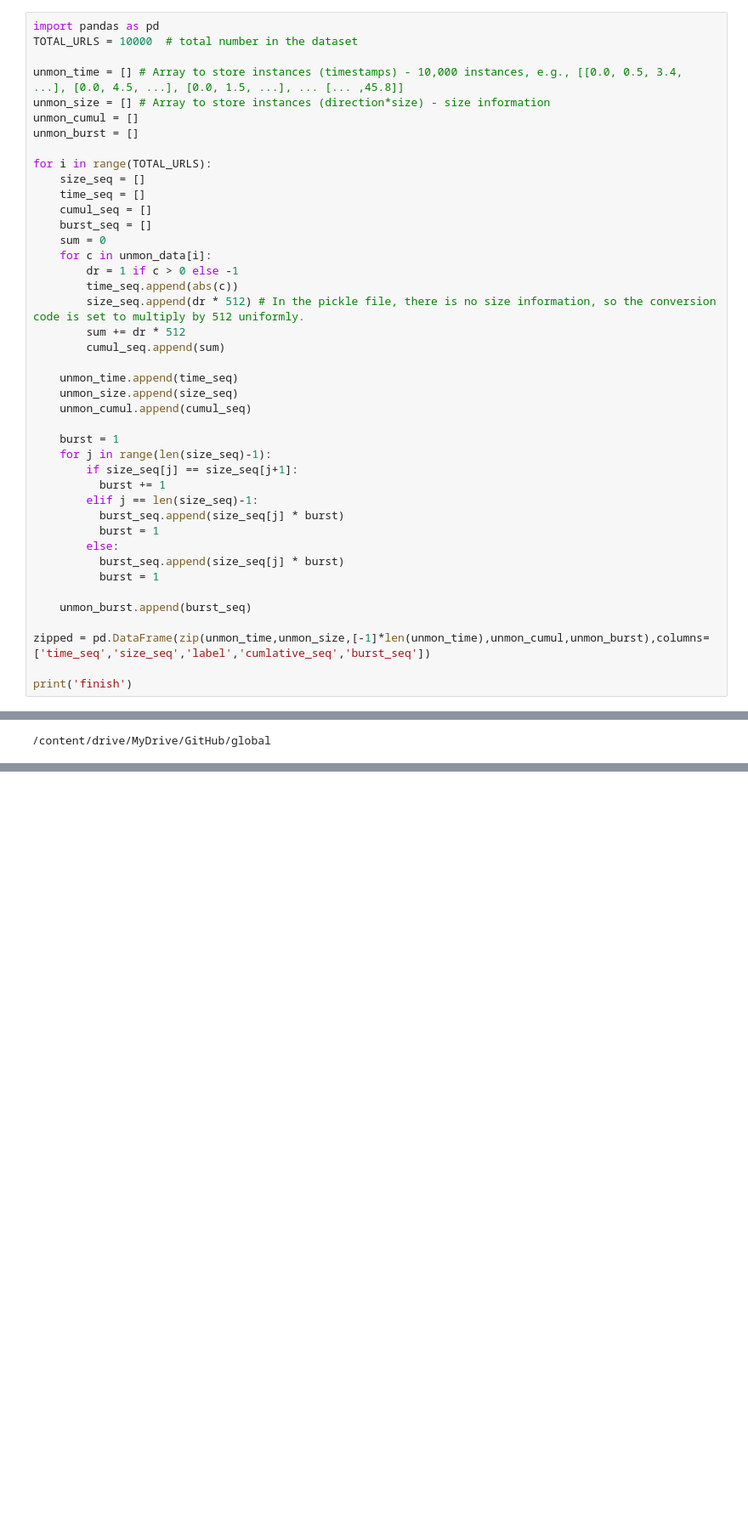
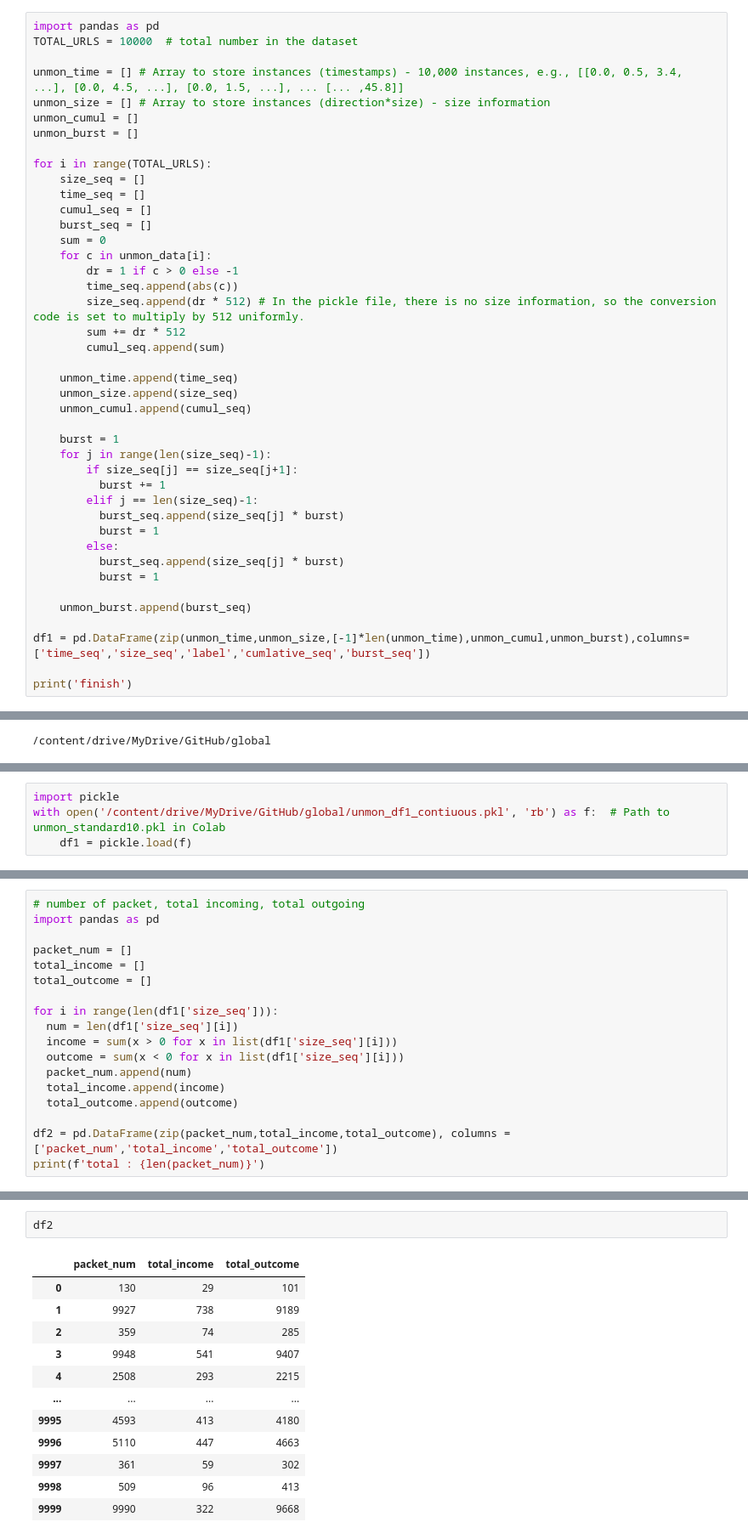
Before and after one commit to yhjune/Class-2023-MachineLearning, a Jupyter notebook: data/store_unmon_standard_pickle.ipynb, the cells around one changed output, grey strips where cells are left out. Shown at 85% size. Saved outputs shown, nothing was run; the diff lists cells and outputs as text; blank space fills up the shorter version.

Commit message:
[data] Update store_unmon_standard_pickle.ipynb

```diff
--- a/data/store_unmon_standard_pickle.ipynb
+++ b/data/store_unmon_standard_pickle.ipynb
@@ -76,7 +73,7 @@ for i in range(TOTAL_URLS):
 
     unmon_burst.append(burst_seq)
 
-zipped = pd.DataFrame(zip(unmon_time,unmon_size,[-1]*len(unmon_time),unmon_cumul,unmon_burst),columns=['time_seq','size_seq','label','cumlative_seq','burst_seq'])
+df1 = pd.DataFrame(zip(unmon_time,unmon_size,[-1]*len(unmon_time),unmon_cumul,unmon_burst),columns=['time_seq','size_seq','label','cumlative_seq','burst_seq'])
 
 print('finish')
 # %% [output]
@@ -108,0 +121,4 @@ picklefile.close()
+# %%
+import pickle
+with open('/content/drive/MyDrive/GitHub/global/unmon_df1_contiuous.pkl', 'rb') as f:  # Path to unmon_standard10.pkl in Colab
+    df1 = pickle.load(f)
@@ -108,0 +134,18 @@ picklefile.close()
+# %%
+# number of packet, total incoming, total outgoing
+import pandas as pd
+
+packet_num = []
+total_income = []
+total_outcome = []
+
+for i in range(len(df1['size_seq'])):
+  num = len(df1['size_seq'][i])
+  income = sum(x > 0 for x in list(df1['size_seq'][i]))
+  outcome = sum(x < 0 for x in list(df1['size_seq'][i]))
+  packet_num.append(num)
+  total_income.append(income)
+  total_outcome.append(outcome)
+
+df2 = pd.DataFrame(zip(packet_num,total_income,total_outcome), columns =['packet_num','total_income','total_outcome'])
+print(f'total : {len(packet_num)}')
@@ -108,0 +154,15 @@ picklefile.close()
+# %%
+df2
+# %% [output]
+|  | packet_num | total_income | total_outcome |
+| 0 | 130 | 29 | 101 |
+| 1 | 9927 | 738 | 9189 |
+| 2 | 359 | 74 | 285 |
+| 3 | 9948 | 541 | 9407 |
+| 4 | 2508 | 293 | 2215 |
+| ... | ... | ... | ... |
+| 9995 | 4593 | 413 | 4180 |
+| 9996 | 5110 | 447 | 4663 |
+| 9997 | 361 | 59 | 302 |
+| 9998 | 509 | 96 | 413 |
+| 9999 | 9990 | 322 | 9668 |
```
Also changed, not shown: parts of 25 cells of this notebook.
